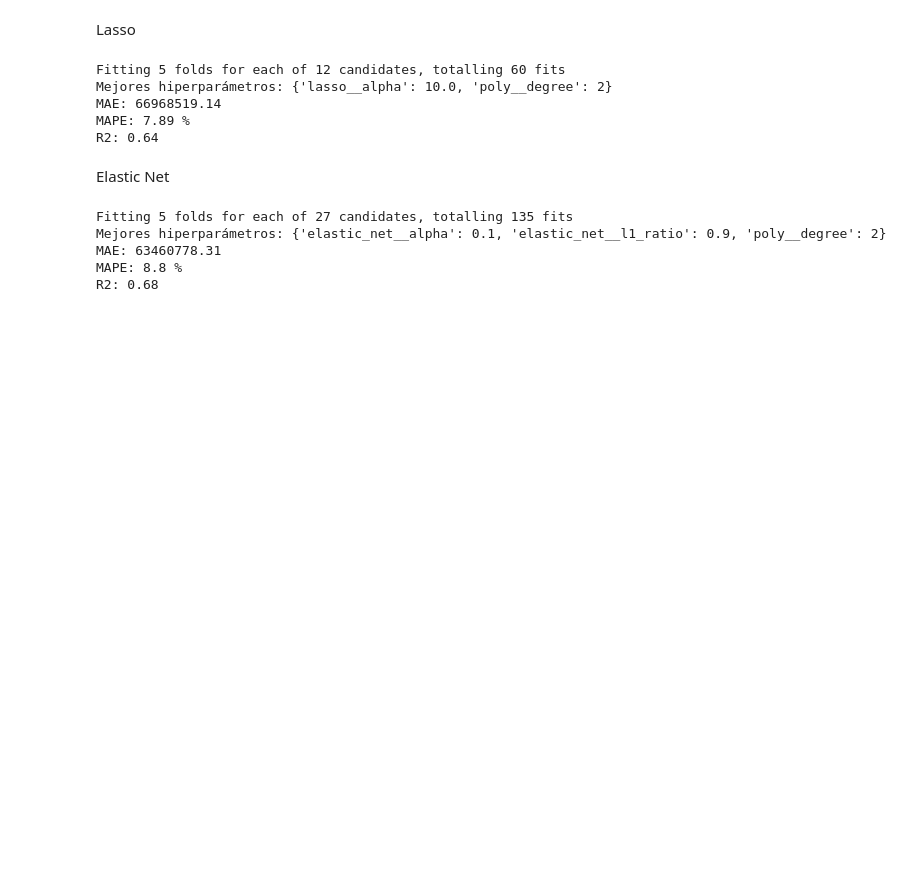
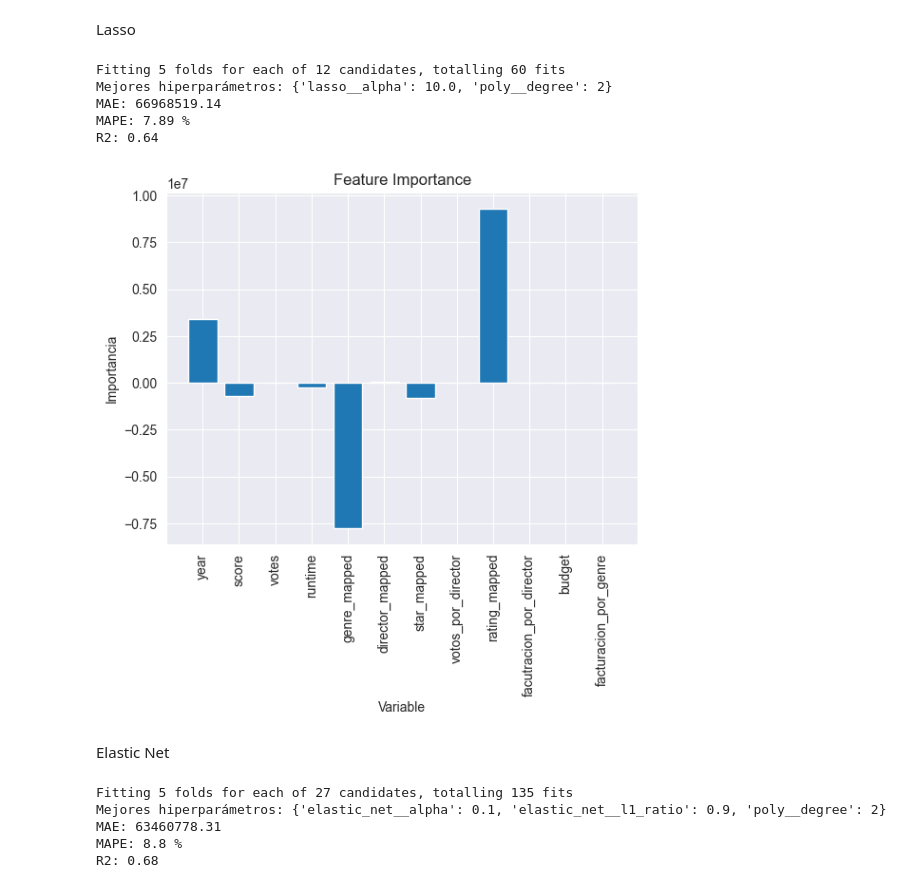
Before and after one commit to Alexcamposochoa/ML_Prediccion_facutracion_cine, a Jupyter notebook: docs/Memoria.ipynb, the cells around one changed output. Saved outputs shown, nothing was run; the diff lists cells and outputs as text; code cells hidden in the pictures; blank space fills up the shorter version.

```diff
--- a/docs/Memoria.ipynb
+++ b/docs/Memoria.ipynb
@@ -6274,6 +6276,21 @@ Mejores hiperparámetros: {'lasso__alpha': 10.0, 'poly__degree': 2}
 MAE: 66968519.14
 MAPE: 7.89 %
 R2: 0.64
+# %%
+lasso_model = grid_search.best_estimator_['lasso']
+lasso_model.fit(X_train, y_train)
+feature_importance = lasso_model.coef_
+feature_importance = feature_importance.ravel()
+
+num_features = len(X.columns)
+plt.bar(range(num_features), feature_importance)
+plt.xticks(range(num_features), X.columns, rotation='vertical')
+plt.xlabel('Variable')
+plt.ylabel('Importancia')
+plt.title('Feature Importance')
+plt.show()
+# %% [output]
+[figure, added]
 # %% [markdown]
 Elastic Net
 # %%
```
Also changed, not shown: parts of 11 cells of this notebook, 7 other files.
